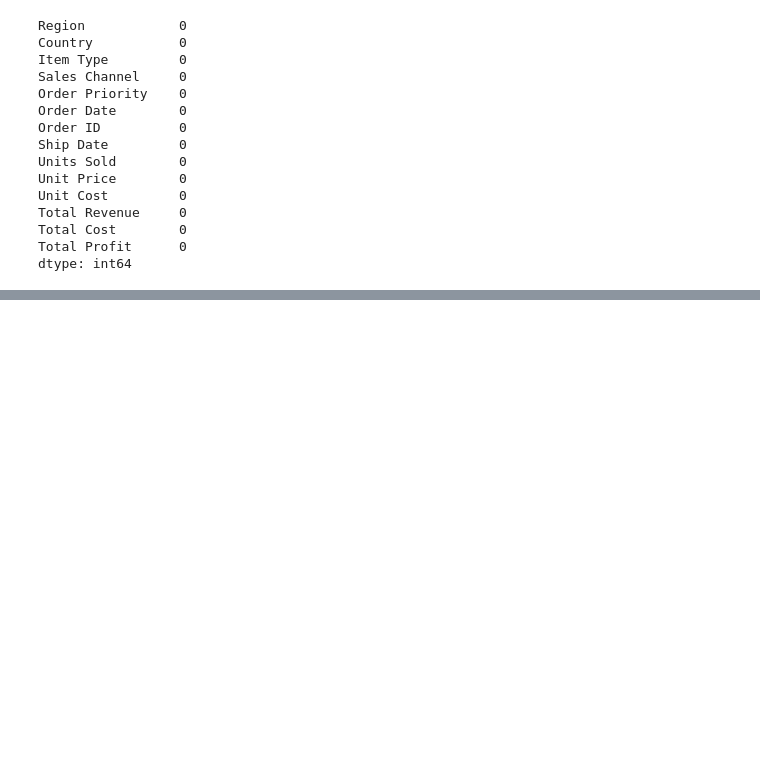
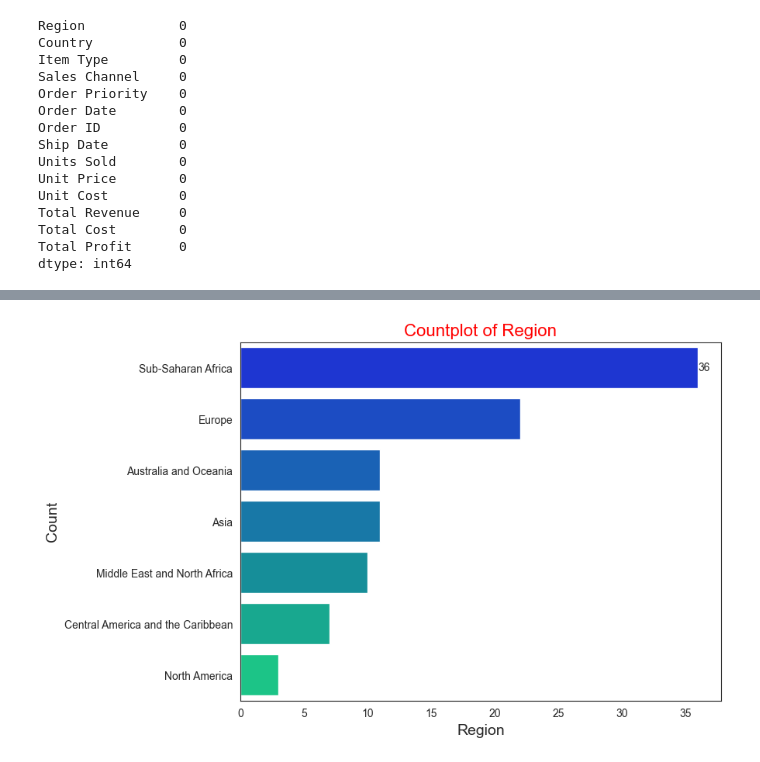
Before and after one commit to Fransis-DS24/Amazon-Sales-Analysis, a Jupyter notebook: Project_Amazon_Sales_up.ipynb, the cells around one changed output, grey strips where cells are left out. Saved outputs shown, nothing was run; the diff lists cells and outputs as text; code cells hidden in the pictures; blank space fills up the shorter version.

```diff
--- a/Project_Amazon_Sales_up.ipynb
+++ b/Project_Amazon_Sales_up.ipynb
@@ -126,0 +210,4 @@ dtype: int64
+# %%
+Countplot("Region",df,8,6)
+# %% [output]
+[figure, added]
```
Also changed, not shown: parts of 17 cells of this notebook.
